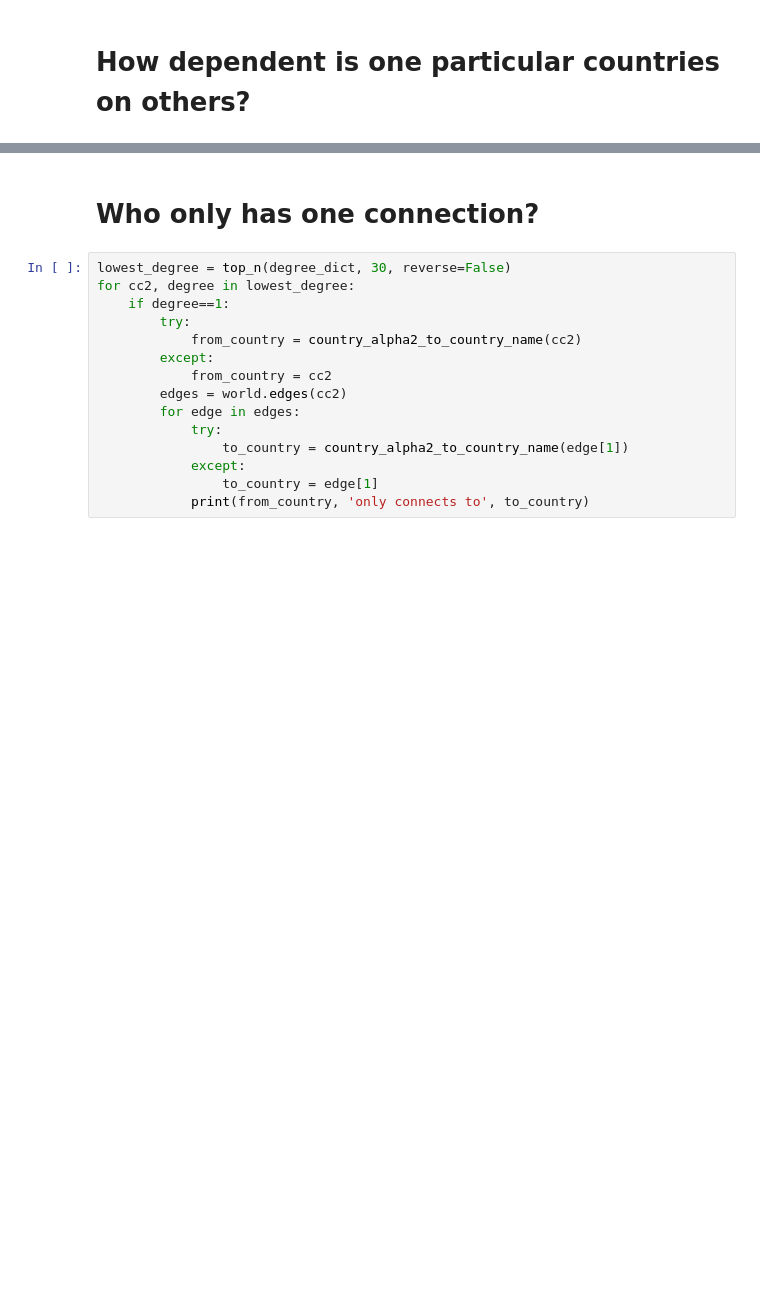
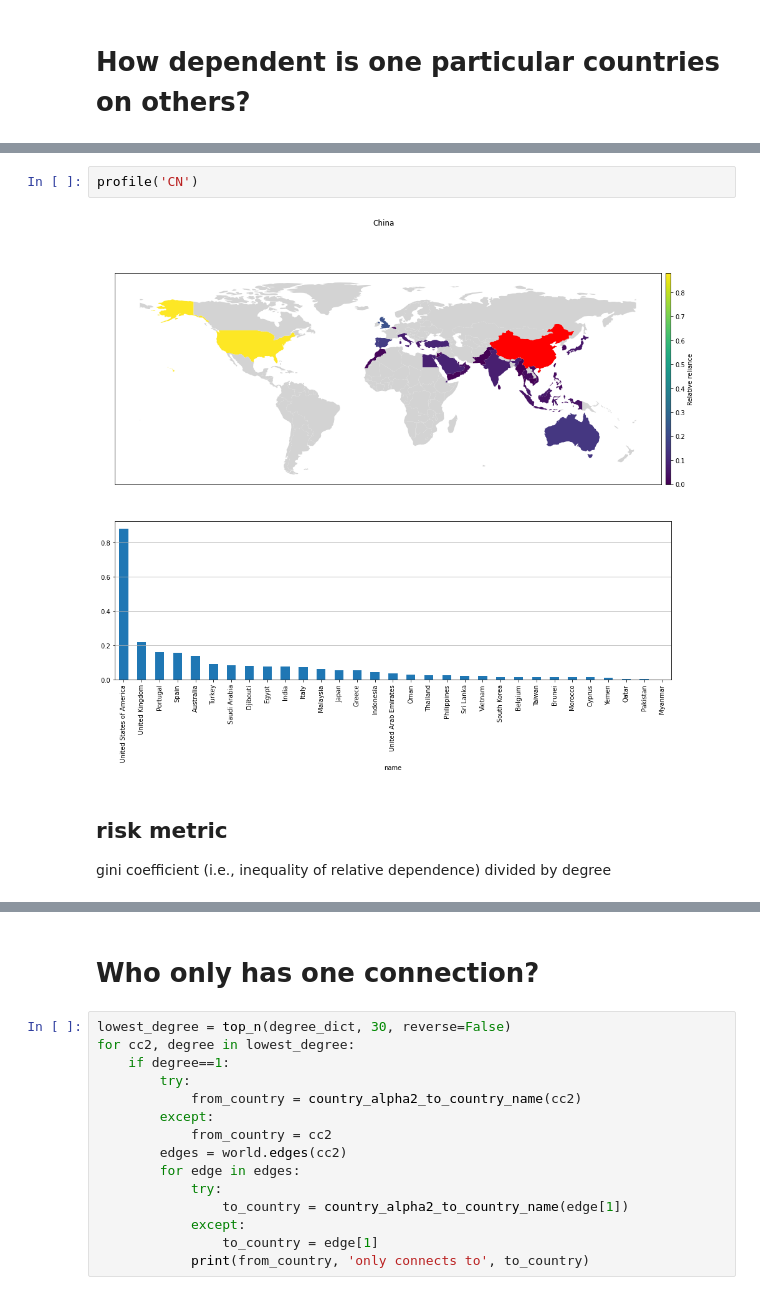
Before and after one commit to daylight-lab/international-cable-connectivity, a Jupyter notebook: Untitled.ipynb, the cells around one changed output, grey strips where cells are left out. Cells and saved outputs as stored; diff of their text form; blank space fills up the shorter version.

```diff
--- a/Untitled.ipynb
+++ b/Untitled.ipynb
@@ -213,0 +257,8 @@ SZ
+# %%
+profile('CN')
+# %% [output]
+[figure, added]
+# %% [markdown]
+## risk metric
+
+gini coefficient (i.e., inequality of relative dependence) divided by degree
```
Also changed, not shown: parts of 18 cells of this notebook, 17 other files.
